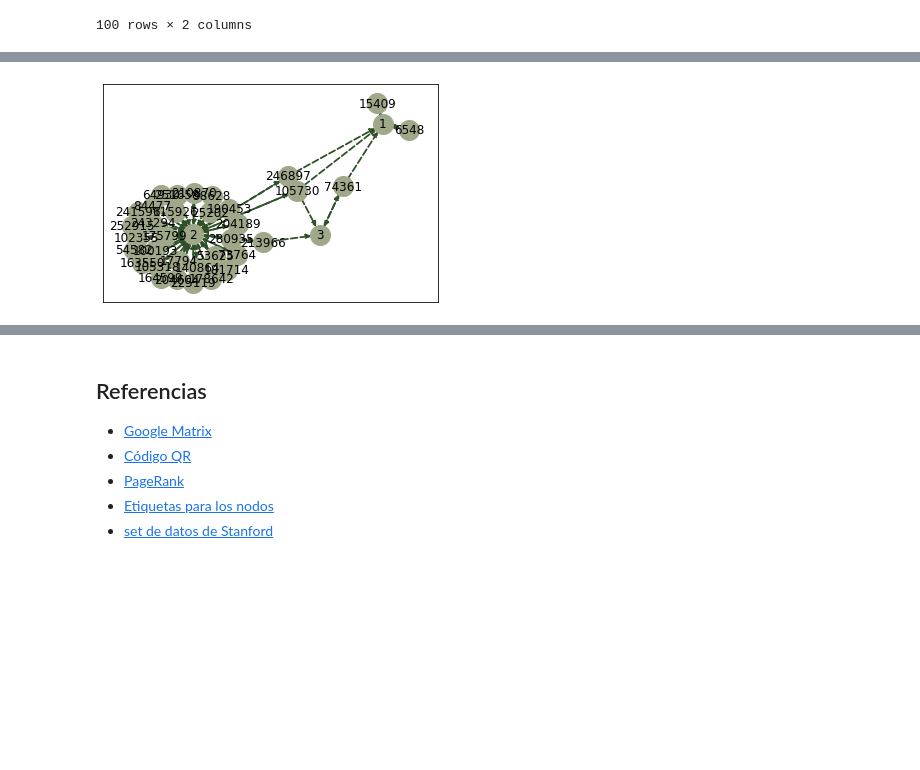
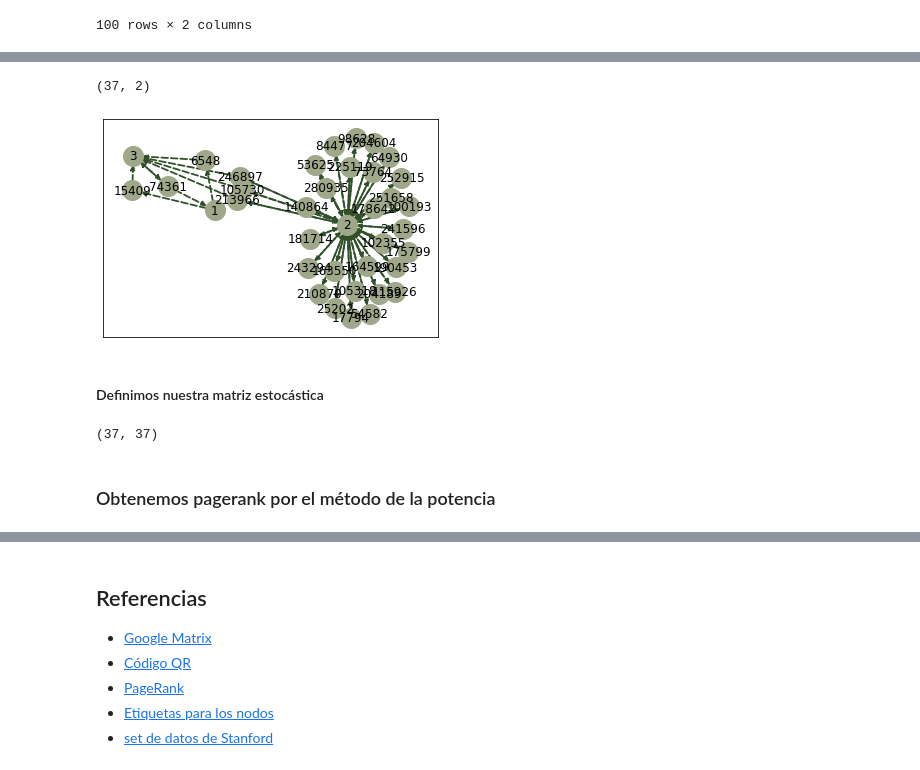
Before and after one commit to lecepe00/PageRank-eigenvectores-eigenvalores, a Jupyter notebook: Implementacion/PageRank_implementacion.ipynb, the cells around one changed output, grey strips where cells are left out. Saved outputs shown, nothing was run; the diff lists cells and outputs as text; code cells hidden in the pictures; blank space fills up the shorter version.

Commit message:
Agregar pagerank con datos de Stanford

```diff
--- a/Implementacion/PageRank_implementacion.ipynb
+++ b/Implementacion/PageRank_implementacion.ipynb
@@ -571,27 +566,48 @@ paginas_stanford.head(10)
 | 8 | 163550 | [2] |
 | 9 | 164599 | [2] |
+# %%
+paginas_stanford.shape
+# %% [output]
+(37, 2)
 # %%
-import networkx as nx
-import matplotlib.pyplot as plt
+def plot_node_graph(dataframe_pages, power_method=None, with_labels=False):
+    """
+    Plotea el grafo
+    :param[in] dataframe_pages: dataframe de nx2
+                El dataframe debe contener una columna llamada página y otra llamada outlinks;
+                donde outlinks contenga una lista de los outlinks por página
+    """
+    nodos = dataframe_pages['pagina']
 
-nodos = paginas_stanford['pagina']
+    G = nx.DiGraph()
 
-G = nx.DiGraph()
+    for nodo in nodos:
+        G.add_node(nodo)
 
-for nodo in nodos:
-    G.add_node(nodo)
+    for page, outlinks in zip(dataframe_pages['pagina'], dataframe_pages['outlinks']):
+        for outlink in outlinks:
+            G.add_edge(page, outlink)
 
-for page, outlinks in zip(paginas_stanford['pagina'], paginas_stanford['outlinks']):
-    for outlink in outlinks:
-        G.add_edge(page, outlink)
-
-pos = nx.spring_layout(G)
+    pos = nx.spring_layout(G)
 
 
-nx.draw_networkx_nodes(G, pos, node_color='#a0a88a', node_size=400)
-nx.draw_networkx_labels(G, pos)
-nx.draw_networkx_edges(G, pos, edge_color='#305029', width=1.8, arrows = True, style='dashed')
+    nx.draw_networkx_nodes(G, pos, node_color='#a0a88a', node_size=400)
+    if with_labels:
+        labels = {}
+        for node in G.nodes():
+            if node in power_method:
+                #set the node name as the key and the label as its value
+                labels[node] = "{}:{}".format(node,round(power_method[node],2))
+        nx.draw_networkx_labels(G, pos, labels=labels, font_weight="bold")
+    else:
+        nx.draw_networkx_labels(G, pos)
+    nx.draw_networkx_edges(G, pos, edge_color='#305029', width=1.8, arrows = True, style='dashed')
 
-plt.show()
+    plt.show()
+    return G
-# %% [output]
-[figure, removed]
+# %%
+G = plot_node_graph(paginas_stanford)
+# %% [output]
+[figure, added]
+# %% [markdown]
+#### Definimos nuestra matriz estocástica
@@ -597,0 +635,6 @@ plt.show()
+# %%
+H.shape
+# %% [output]
+(37, 37)
+# %% [markdown]
+### Obtenemos pagerank por el método de la potencia
```
Also changed, not shown: parts of 15 cells of this notebook.
